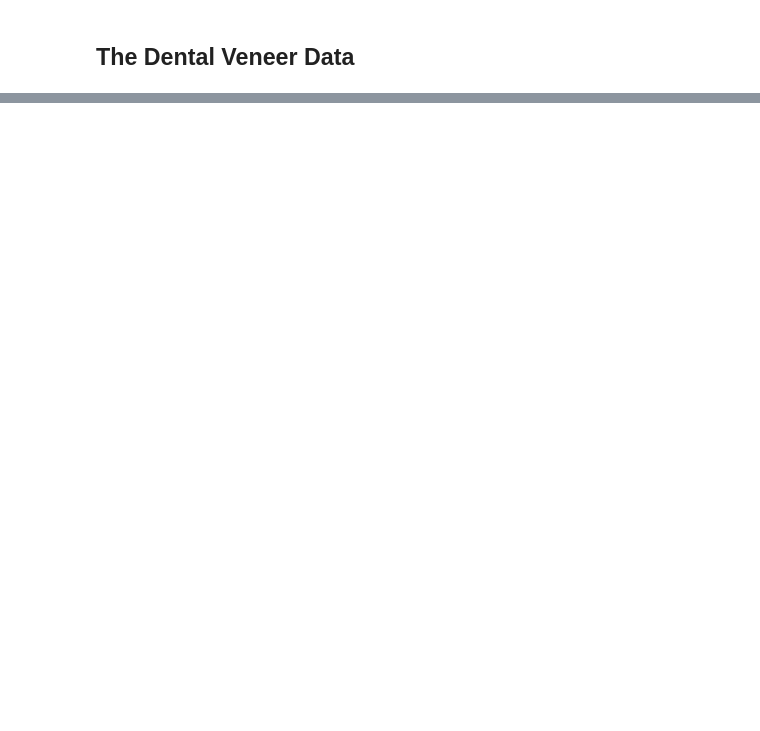
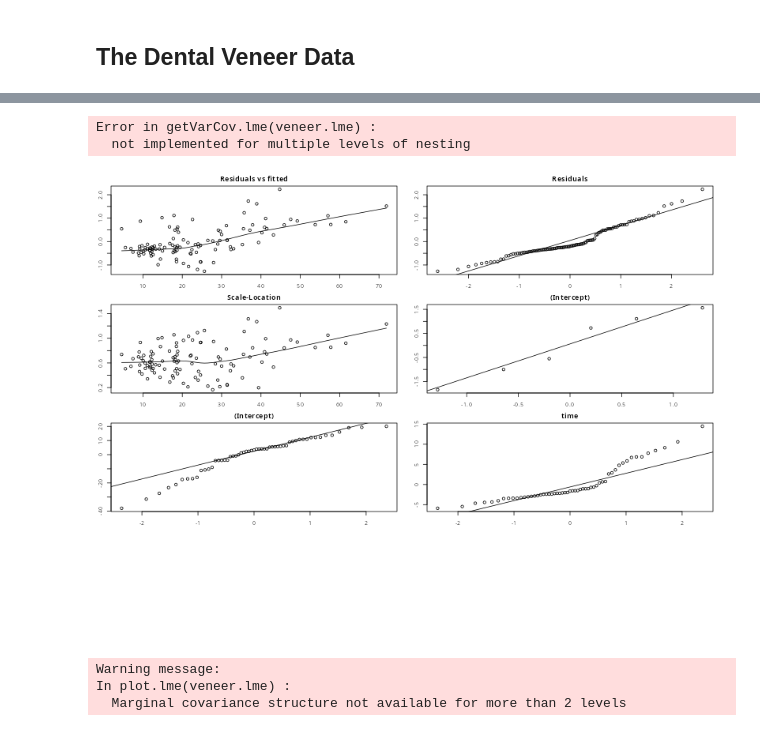
Before and after one commit to PCHN63112-Mixed-Models/mixed-effects-advanced, a Jupyter notebook: _build/jupyter_execute/workshops/veneer-workshop.ipynb, the cells around one changed output, grey strips where cells are left out. Drawn from its saved outputs; the diff is of its cells as text; code cells hidden in the pictures; blank space fills up the shorter version.

```diff
--- a/_build/jupyter_execute/workshops/veneer-workshop.ipynb
+++ b/_build/jupyter_execute/workshops/veneer-workshop.ipynb
@@ -25,0 +237,20 @@ veneer
+# %%
+veneer.lme <- lme(fixed   = gcf ~ 1 + base_gcf + cda + time + age +
+                                  time:base_gcf + time:cda + time:age,
+                  random  = list(tooth   = ~ 1,
+                                 patient = ~ 1 + time),
+                  data    = veneer,
+                  control = lmeControl(opt='optim')
+)
+# %%
+Sigma.1 <- try(getVarCov(veneer.lme))
+# %% [output]
+Error in getVarCov.lme(veneer.lme) :
+  not implemented for multiple levels of nesting
+# %%
+plot.lme(veneer.lme)
+# %% [output]
+[figure, added]
+Warning message:
+In plot.lme(veneer.lme) :
+  Marginal covariance structure not available for more than 2 levels
```
Also changed, not shown: parts of 19 cells of this notebook, 13 other files.
